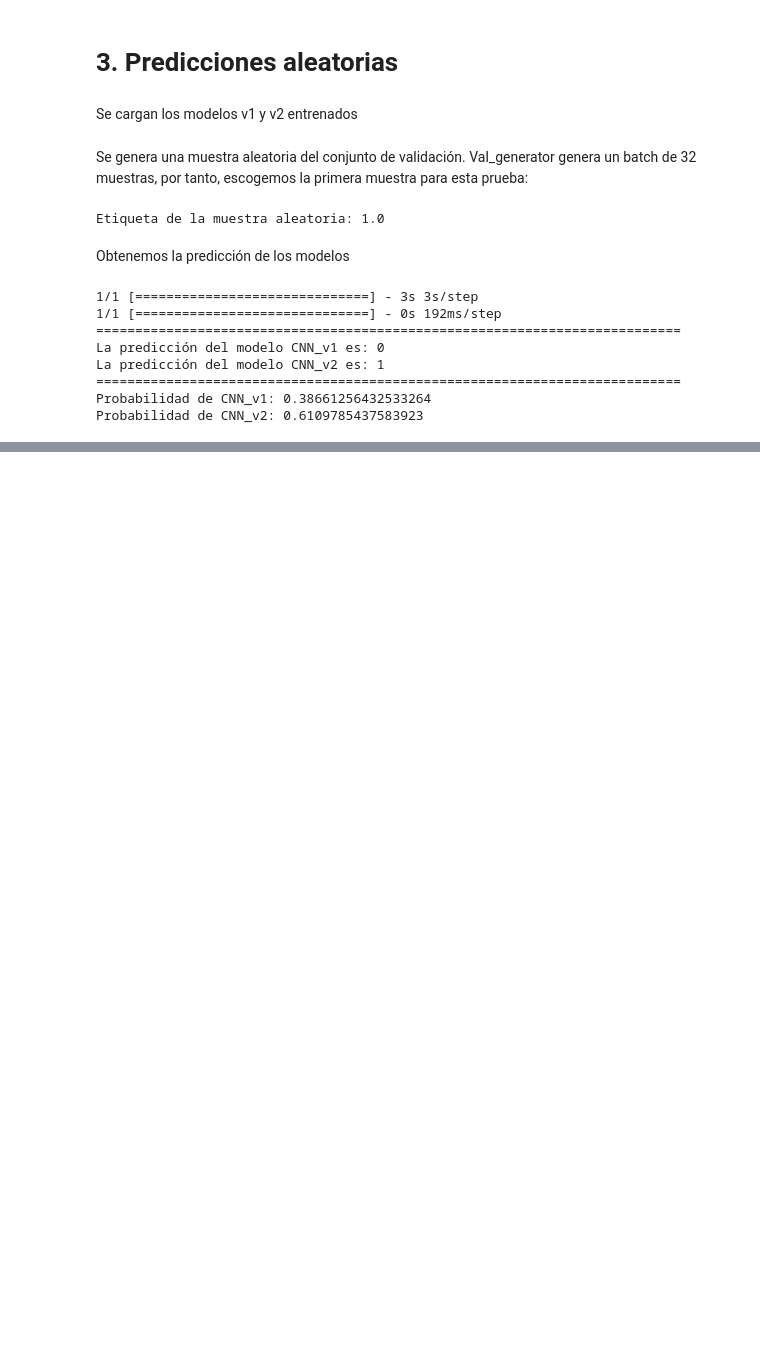
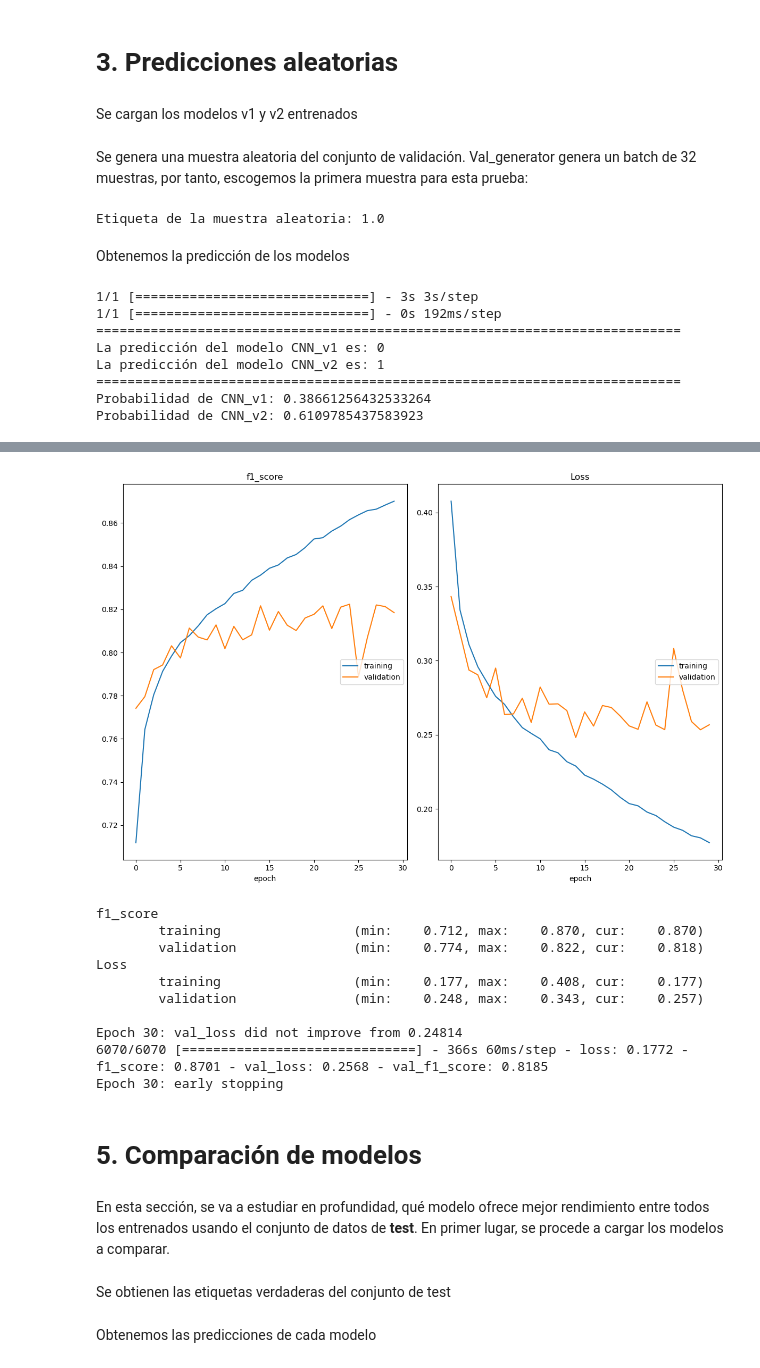
Before and after one commit to alejandropiuryp/breast-cancer-tfm, a Jupyter notebook: breast_cancer_CNN.ipynb, the cells around one changed output, grey strips where cells are left out. Saved outputs shown, nothing was run; the diff lists cells and outputs as text; code cells hidden in the pictures; blank space fills up the shorter version.

```diff
--- a/breast_cancer_CNN.ipynb
+++ b/breast_cancer_CNN.ipynb
@@ -370,0 +556,11 @@ Probabilidad de CNN_v2: 0.6109785437583923
+# %%
+res_net_50 = ResNet50(weights=None, include_top=False, input_shape=(50, 50, 3))
+
+weights_path = "models/resnet50_weights_tf_dim_ordering_tf_kernels_notop.h5"
+
+res_net_50.load_weights(weights_path)
+
+for layer in res_net_50.layers:
+    layer.trainable = True
+
+model_resNet = transfer_learning_resNet(res_net_50.input, res_net_50.output)
@@ -370,0 +585,41 @@ Probabilidad de CNN_v2: 0.6109785437583923
+# %%
+early_stopping = EarlyStopping(monitor='val_loss', patience=15, verbose=1, min_delta=0.01)
+
+checkpoint_path = 'model_resNet_ft_bc.h5'
+
+# Crear un objeto ModelCheckpoint
+checkpoint = ModelCheckpoint(checkpoint_path,
+                             monitor='val_loss',  # Métrica a monitorear para determinar el mejor modelo
+                             verbose=1,  # Verbosidad (mostrar información adicional)
+                             save_best_only=True,  # Guardar solo el mejor modelo
+                             save_weights_only=False,  # Guardar los pesos y arquitectura del modelo completo
+                             mode='min'  # Modo de selección del mejor modelo (min o max)
+                            )
+
+model_resNet.compile(optimizer=Adam(2e-5), loss='binary_crossentropy', metrics=[f1_score])
+
+model_resNet = model_resNet.fit(
+                train_generator,
+                steps_per_epoch=train_steps_per_epoch,
+                validation_data=val_generator,
+                validation_steps=val_steps_per_epoch,
+                epochs=150,
+                callbacks=[PlotLossesKeras(), early_stopping, checkpoint],
+                class_weight=weights
+             )
+# %% [output]
+[figure, added]
+f1_score
+        training                 (min:    0.712, max:    0.870, cur:    0.870)
+        validation               (min:    0.774, max:    0.822, cur:    0.818)
+Loss
+        training                 (min:    0.177, max:    0.408, cur:    0.177)
+        validation               (min:    0.248, max:    0.343, cur:    0.257)
+
+Epoch 30: val_loss did not improve from 0.24814
+6070/6070 [==============================] - 366s 60ms/step - loss: 0.1772 - f1_score: 0.8701 - val_loss: 0.2568 - val_f1_score: 0.8185
+Epoch 30: early stopping
+# %% [markdown]
+# 5. Comparación de modelos
+# %% [markdown]
+En esta sección, se va a estudiar en profundidad, qué modelo ofrece mejor rendimiento entre todos los entrenados usando el conjunto de datos de **test**. En primer lugar, se procede a cargar los modelos a comparar.
@@ -370,0 +631,2 @@ Probabilidad de CNN_v2: 0.6109785437583923
+# %% [markdown]
+Se obtienen las etiquetas verdaderas del conjunto de test
@@ -370,0 +635,2 @@ Probabilidad de CNN_v2: 0.6109785437583923
+# %% [markdown]
+Obtenemos las predicciones de cada modelo
```
Also changed, not shown: parts of 31 cells of this notebook, 4 other files.
